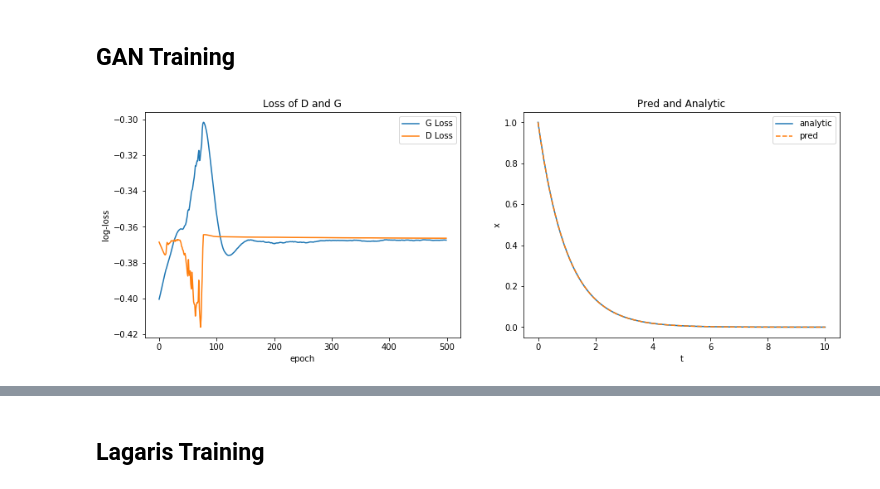
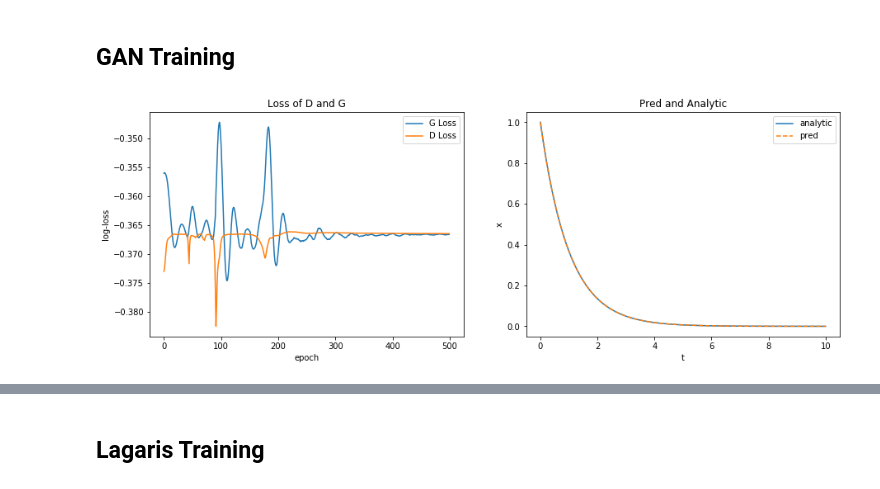
Before and after one commit to dylanrandle/denn, a Jupyter notebook: GAN.ipynb, the cells around one changed output, grey strips where cells are left out. Cells and saved outputs as stored; diff of their text form; code cells hidden in the pictures.

```diff
--- a/GAN.ipynb
+++ b/GAN.ipynb
@@ -272,14 +272,14 @@ def train_GAN(num_epochs,
 # %%
 %%time
 G,D,G_loss,D_loss = train_GAN(500,
                               g_hidden_units=20,
                               g_hidden_layers=3,
                               d_hidden_units=10,
                               d_hidden_layers=2,
                               logging=False,
-                              G_iters=10,
+                              G_iters=9,
                               D_iters=1,
                               n=100)
 plot_losses_and_preds(G_loss, D_loss, G, t, analytic)
 # %% [output]
-[figure, old version]
+[figure, new version]
```
Also changed, not shown: parts of 14 cells of this notebook.
